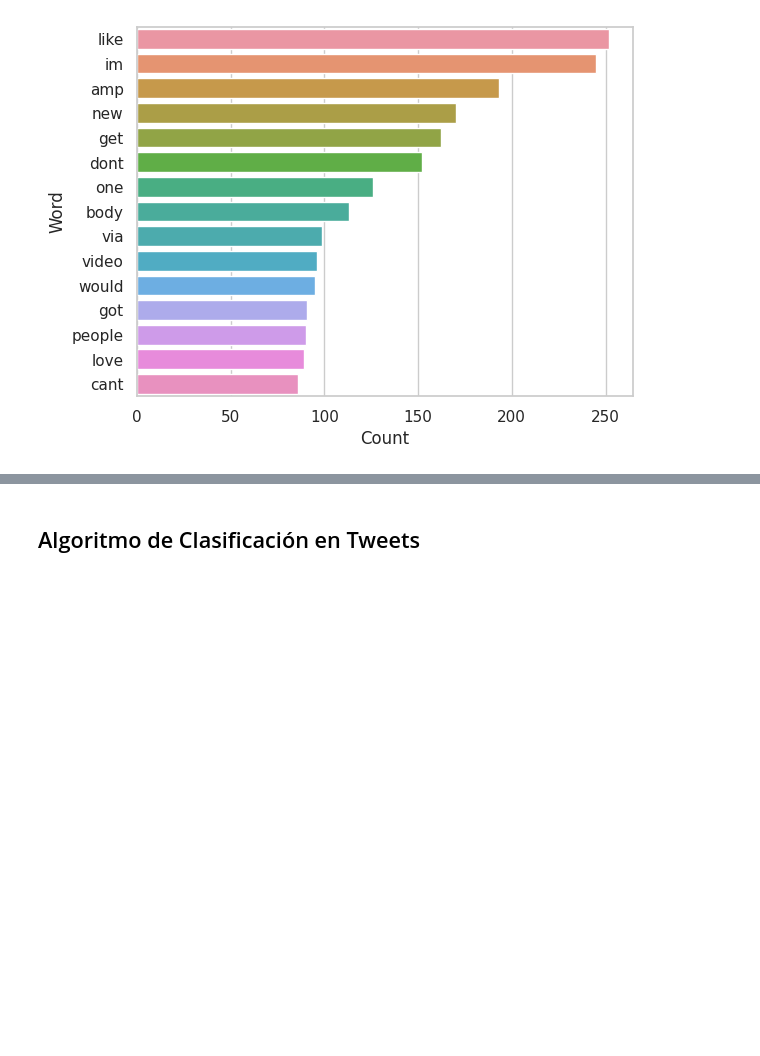
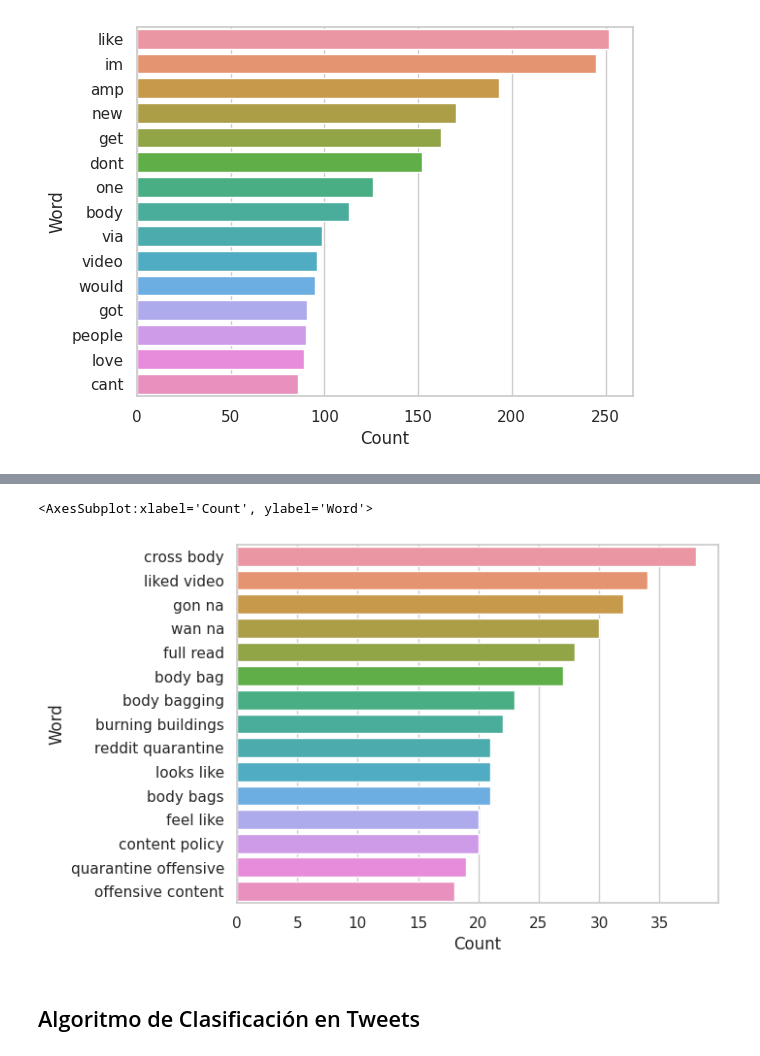
Before and after one commit to El-Mendez/data-science-lab5, a Jupyter notebook: notebook.ipynb, the cells around one changed output, grey strips where cells are left out. Drawn from its saved outputs; the diff is of its cells as text; code cells hidden in the pictures; blank space fills up the shorter version.

```diff
--- a/notebook.ipynb
+++ b/notebook.ipynb
@@ -212,3 +210,8 @@ sns.barplot(y=df_bireal.Word.head(15), x=df_bireal.Count.head(15))
+# %%
+sns.barplot(y=df_bifake.Word.head(15), x=df_bifake.Count.head(15))
+# %% [output]
+<AxesSubplot:xlabel='Count', ylabel='Word'>
+[figure, added]
 # %% [markdown]
 ## Algoritmo de Clasificación en Tweets
 # %%
```
Also changed, not shown: parts of 6 cells of this notebook, 1 other file.
